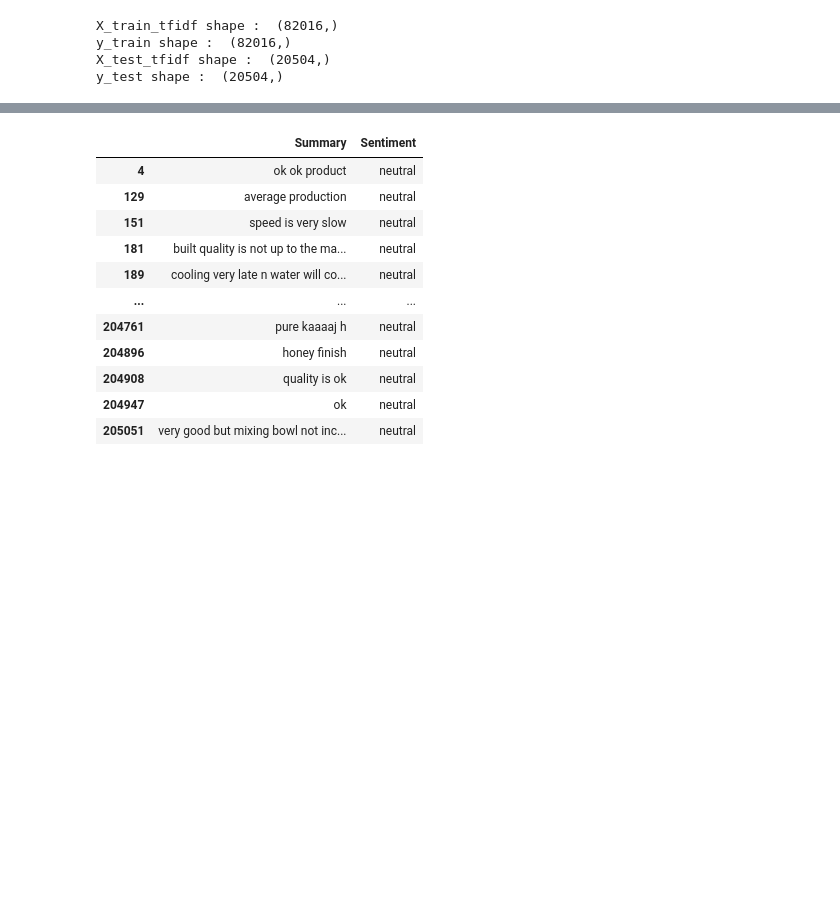
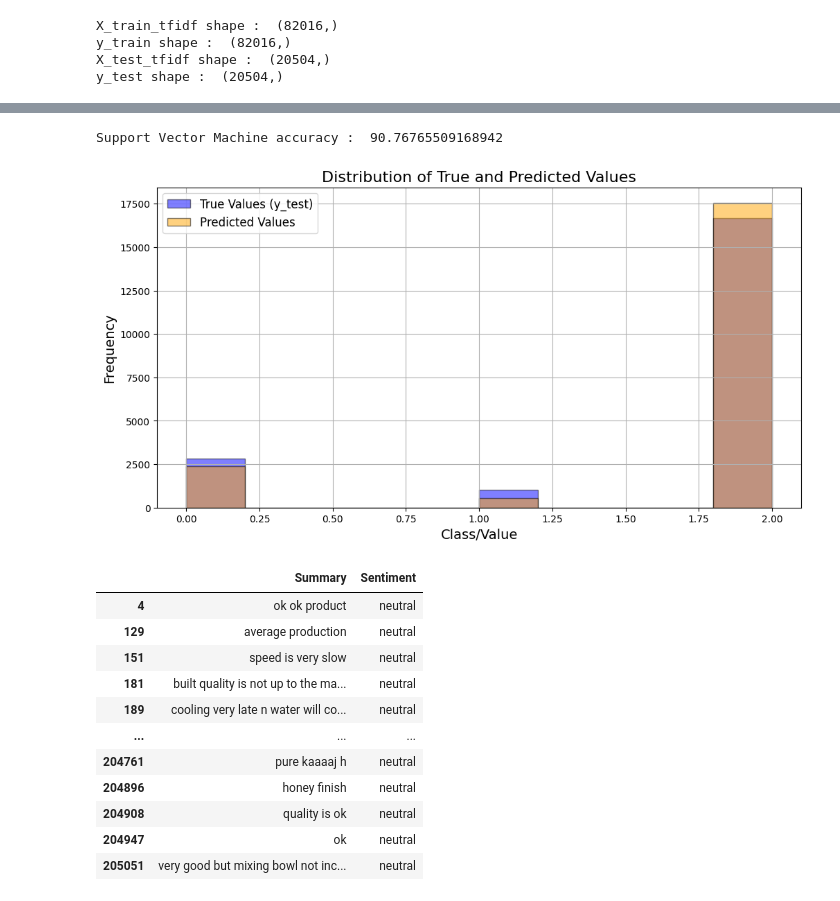
Before and after one commit to AdityaKhatavkar/Feedback_Analyzer, a Jupyter notebook: ml/trial.ipynb, the cells around one changed output, grey strips where cells are left out. Cells and saved outputs as stored; diff of their text form; code cells hidden in the pictures; blank space fills up the shorter version.

```diff
--- a/ml/trial.ipynb
+++ b/ml/trial.ipynb
@@ -180,3 +225,8 @@ Random Forest accuracy :  91.09929769801013
+# %%
+SupportVectorMachinemodel(X_train_tfidf, y_train, X_test_tfidf, y_test)
+# %% [output]
+Support Vector Machine accuracy :  90.76765509168942
+[figure, added]
 # %%
 neutral_reviews = dataset[dataset['Sentiment']=='neutral'].copy()
 # %%
```
Also changed, not shown: parts of 8 cells of this notebook, 3 other files.
